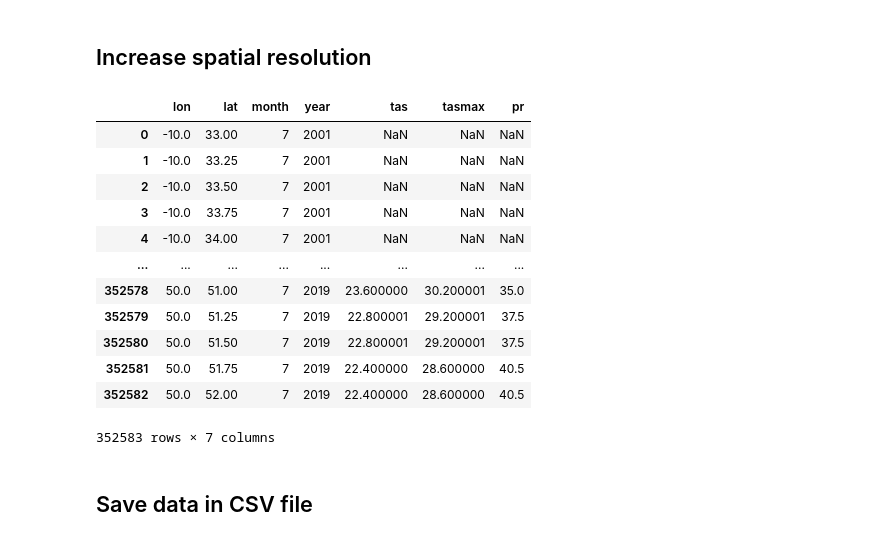
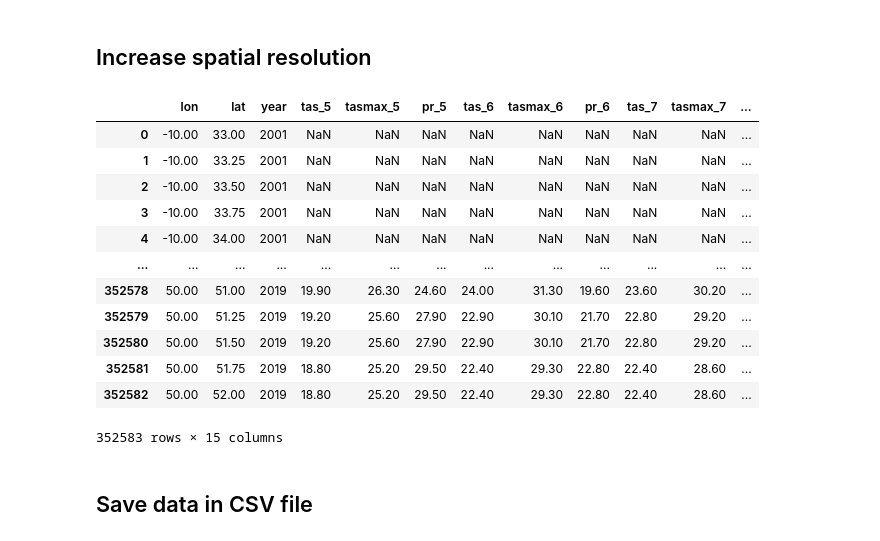
Before and after one commit to TomasDemeter/FireProject, a Jupyter notebook: notebooks/climate_preprocessing.ipynb, the cells around one changed output. Drawn from its saved outputs; the diff is of its cells as text; code cells hidden in the pictures.

```diff
--- a/notebooks/climate_preprocessing.ipynb
+++ b/notebooks/climate_preprocessing.ipynb
@@ -77,7 +77,6 @@ lat_low = 32.75
 lat_high = 52
 lon_low = -10.25
 lon_high = 50
-month = 7
 
 def climate_preprocessing(file_path):
     frame = xr.open_dataset(file_path, engine='netcdf4').to_dataframe()
@@ -85,7 +84,7 @@ def climate_preprocessing(file_path):
     frame['month'] = frame['time'].dt.month
     frame['year'] = frame['time'].dt.year
     frame.drop('time', inplace=True, axis=1)
-    frame = frame[(frame['lat']>=lat_low) & (frame['lat']<=lat_high) & (frame['lon']>=lon_low) & (frame['lon']<=lon_high) & (frame['month']==month)]
+    frame = frame[(frame['lat']>=lat_low) & (frame['lat']<=lat_high) & (frame['lon']>=lon_low) & (frame['lon']<=lon_high)]
     return frame
 # %%
 def merge_years(climate_var, data_dir):
@@ -113,0 +129,21 @@ df_all
+# %%
+months_number = 4
+first_month = 5
+
+pd.options.mode.chained_assignment = None
+pd.options.display.float_format = "{:,.2f}".format
+
+data_per_month = []
+
+for i in range(first_month,first_month+months_number):
+    frame = df_all[(df_all['month']==i)]
+    frame.drop('month', inplace=True, axis=1)
+    data_per_month.append(frame)
+
+df_all_months = data_per_month[0].copy()
+
+for i in range(0,months_number):
+    df_all_months = pd.merge(df_all_months, data_per_month[i], on=['lon','lat','year'], suffixes=('', f'_{i+5}'))
+
+df_all_months.drop(['tas','tasmax','pr'], inplace=True, axis=1)
+df_all_months
@@ -114,39 +164,39 @@ df_all
 # %% [markdown]
 ## Increase spatial resolution
 # %%
-df_all['constant'] = 0.25
-df_all_bis = df_all.copy()
+df_all_months['constant'] = 0.25
+df_all_bis = df_all_months.copy()
 df_all_bis['lon'] = df_all_bis['lon'] + df_all_bis['constant']
-df_all_tris = df_all.copy()
+df_all_tris = df_all_months.copy()
 df_all_tris['lat'] = df_all_tris['lat'] + df_all_tris['constant']
-df_all_quatris = df_all.copy()
+df_all_quatris = df_all_months.copy()
 df_all_quatris['lon'] = df_all_quatris['lon'] + df_all_tris['constant']
 df_all_quatris['lat'] = df_all_quatris['lat'] + df_all_tris['constant']
 
-dfs = [df_all, df_all_bis, df_all_tris, df_all_quatris]
+dfs = [df_all_months, df_all_bis, df_all_tris, df_all_quatris]
 
 df_final = pd.concat(dfs, ignore_index=True)
 df_final = df_final.drop(['constant'], axis=1)
 df_final = df_final[df_final.lon != lon_low]
 df_final = df_final[df_final.lat != lat_low]
 df_final = df_final.sort_values(['year','lon','lat'])
 df_final = df_final.reset_index()
 df_final = df_final.drop(['index'], axis=1)
 df_final
 # %% [output]
-|  | lon | lat | month | year | tas | tasmax | pr |
-| 0 | -10.0 | 33.00 | 7 | 2001 | NaN | NaN | NaN |
-| 1 | -10.0 | 33.25 | 7 | 2001 | NaN | NaN | NaN |
-| 2 | -10.0 | 33.50 | 7 | 2001 | NaN | NaN | NaN |
-| 3 | -10.0 | 33.75 | 7 | 2001 | NaN | NaN | NaN |
-| 4 | -10.0 | 34.00 | 7 | 2001 | NaN | NaN | NaN |
-| ... | ... | ... | ... | ... | ... | ... | ... |
-| 352578 | 50.0 | 51.00 | 7 | 2019 | 23.600000 | 30.200001 | 35.0 |
-| 352579 | 50.0 | 51.25 | 7 | 2019 | 22.800001 | 29.200001 | 37.5 |
-| 352580 | 50.0 | 51.50 | 7 | 2019 | 22.800001 | 29.200001 | 37.5 |
-| 352581 | 50.0 | 51.75 | 7 | 2019 | 22.400000 | 28.600000 | 40.5 |
-| 352582 | 50.0 | 52.00 | 7 | 2019 | 22.400000 | 28.600000 | 40.5 |
+|  | lon | lat | year | tas_5 | tasmax_5 | pr_5 | tas_6 | tasmax_6 | pr_6 | tas_7 | tasmax_7 | ... |
+| 0 | -10.00 | 33.00 | 2001 | NaN | NaN | NaN | NaN | NaN | NaN | NaN | NaN | ... |
+| 1 | -10.00 | 33.25 | 2001 | NaN | NaN | NaN | NaN | NaN | NaN | NaN | NaN | ... |
+| 2 | -10.00 | 33.50 | 2001 | NaN | NaN | NaN | NaN | NaN | NaN | NaN | NaN | ... |
+| 3 | -10.00 | 33.75 | 2001 | NaN | NaN | NaN | NaN | NaN | NaN | NaN | NaN | ... |
+| 4 | -10.00 | 34.00 | 2001 | NaN | NaN | NaN | NaN | NaN | NaN | NaN | NaN | ... |
+| ... | ... | ... | ... | ... | ... | ... | ... | ... | ... | ... | ... | ... |
+| 352578 | 50.00 | 51.00 | 2019 | 19.90 | 26.30 | 24.60 | 24.00 | 31.30 | 19.60 | 23.60 | 30.20 | ... |
+| 352579 | 50.00 | 51.25 | 2019 | 19.20 | 25.60 | 27.90 | 22.90 | 30.10 | 21.70 | 22.80 | 29.20 | ... |
+| 352580 | 50.00 | 51.50 | 2019 | 19.20 | 25.60 | 27.90 | 22.90 | 30.10 | 21.70 | 22.80 | 29.20 | ... |
+| 352581 | 50.00 | 51.75 | 2019 | 18.80 | 25.20 | 29.50 | 22.40 | 29.30 | 22.80 | 22.40 | 28.60 | ... |
+| 352582 | 50.00 | 52.00 | 2019 | 18.80 | 25.20 | 29.50 | 22.40 | 29.30 | 22.80 | 22.40 | 28.60 | ... |
-352583 rows × 7 columns
+352583 rows × 15 columns
 # %% [markdown]
 ## Save data in CSV file
 # %%
```
Also changed, not shown: parts of 3 cells of this notebook, 1 other file.
